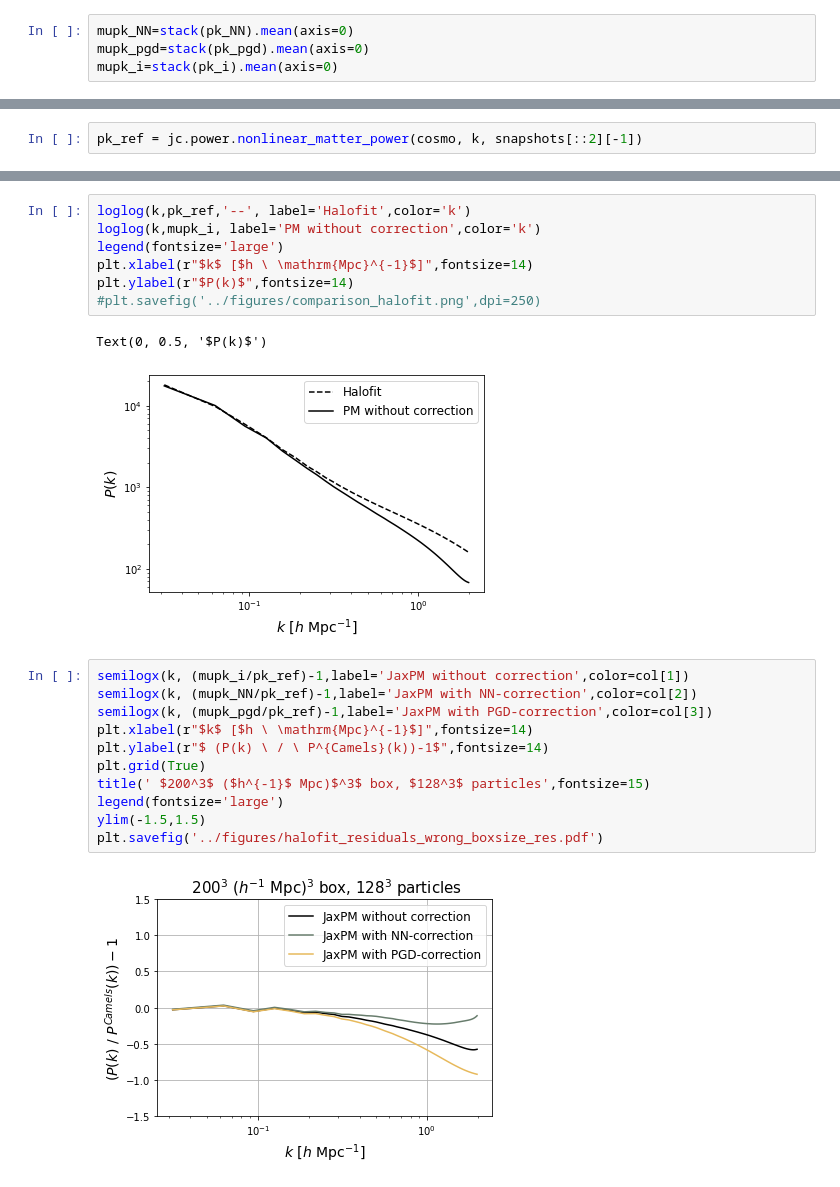
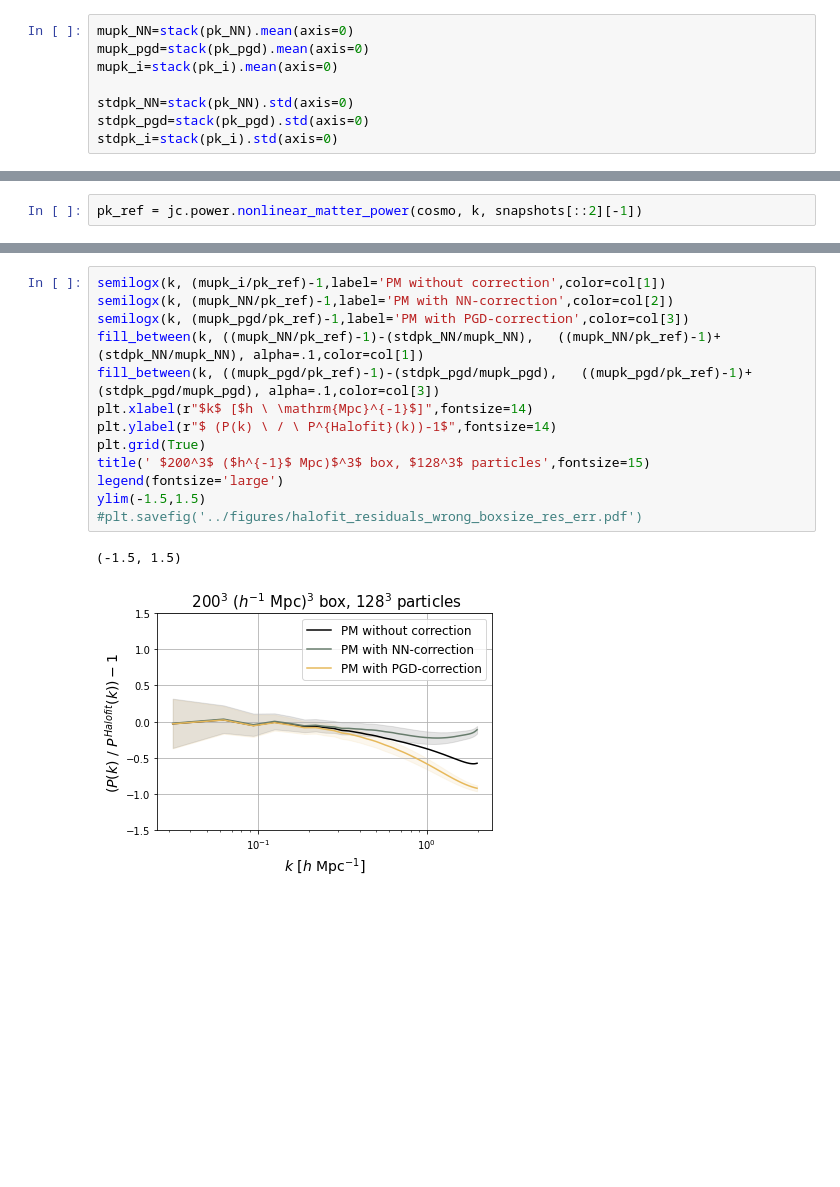
Before and after one commit to DifferentiableUniverseInitiative/jaxpm-paper, a Jupyter notebook: notebooks/NNvsPGD_wrong_boxsize_resolution.ipynb, the cells around one changed output, grey strips where cells are left out. Saved outputs shown, nothing was run; the diff lists cells and outputs as text; blank space fills up the shorter version.

```diff
--- a/notebooks/NNvsPGD_wrong_boxsize_resolution.ipynb
+++ b/notebooks/NNvsPGD_wrong_boxsize_resolution.ipynb
@@ -27,6 +27,10 @@ k=res['k']
 mupk_NN=stack(pk_NN).mean(axis=0)
 mupk_pgd=stack(pk_pgd).mean(axis=0)
 mupk_i=stack(pk_i).mean(axis=0)
+
+stdpk_NN=stack(pk_NN).std(axis=0)
+stdpk_pgd=stack(pk_pgd).std(axis=0)
+stdpk_i=stack(pk_i).std(axis=0)
 # %%
 snapshots = jnp.array([
  0.14285714254594556,
@@ -76,23 +76,16 @@ sm = plt.cm.ScalarMappable(cmap=cmap, norm=plt.Normalize(vmin=0., vmax=1))
-# %%
-loglog(k,pk_ref,'--', label='Halofit',color='k')
-loglog(k,mupk_i, label='PM without correction',color='k')
-legend(fontsize='large')
-plt.xlabel(r"$k$ [$h \ \mathrm{Mpc}^{-1}$]",fontsize=14)
-plt.ylabel(r"$P(k)$",fontsize=14)
-#plt.savefig('../figures/comparison_halofit.png',dpi=250)
-# %% [output]
-Text(0, 0.5, '$P(k)$')
-[figure, removed]
 # %%
-semilogx(k, (mupk_i/pk_ref)-1,label='JaxPM without correction',color=col[1])
-semilogx(k, (mupk_NN/pk_ref)-1,label='JaxPM with NN-correction',color=col[2])
-semilogx(k, (mupk_pgd/pk_ref)-1,label='JaxPM with PGD-correction',color=col[3])
+semilogx(k, (mupk_i/pk_ref)-1,label='PM without correction',color=col[1])
+semilogx(k, (mupk_NN/pk_ref)-1,label='PM with NN-correction',color=col[2])
+semilogx(k, (mupk_pgd/pk_ref)-1,label='PM with PGD-correction',color=col[3])
+fill_between(k, ((mupk_NN/pk_ref)-1)-(stdpk_NN/mupk_NN),   ((mupk_NN/pk_ref)-1)+(stdpk_NN/mupk_NN), alpha=.1,color=col[1])
+fill_between(k, ((mupk_pgd/pk_ref)-1)-(stdpk_pgd/mupk_pgd),   ((mupk_pgd/pk_ref)-1)+(stdpk_pgd/mupk_pgd), alpha=.1,color=col[3])
 plt.xlabel(r"$k$ [$h \ \mathrm{Mpc}^{-1}$]",fontsize=14)
-plt.ylabel(r"$ (P(k) \ / \ P^{Camels}(k))-1$",fontsize=14)
+plt.ylabel(r"$ (P(k) \ / \ P^{Halofit}(k))-1$",fontsize=14)
 plt.grid(True)
 title(' $200^3$ ($h^{-1}$ Mpc)$^3$ box, $128^3$ particles',fontsize=15)
 legend(fontsize='large')
 ylim(-1.5,1.5)
-plt.savefig('../figures/halofit_residuals_wrong_boxsize_res.pdf')
+#plt.savefig('../figures/halofit_residuals_wrong_boxsize_res_err.pdf')
 # %% [output]
+(-1.5, 1.5)
-[figure, old version]
+[figure, new version]
```
Also changed, not shown: parts of 1 cell of this notebook, 1 other file.
